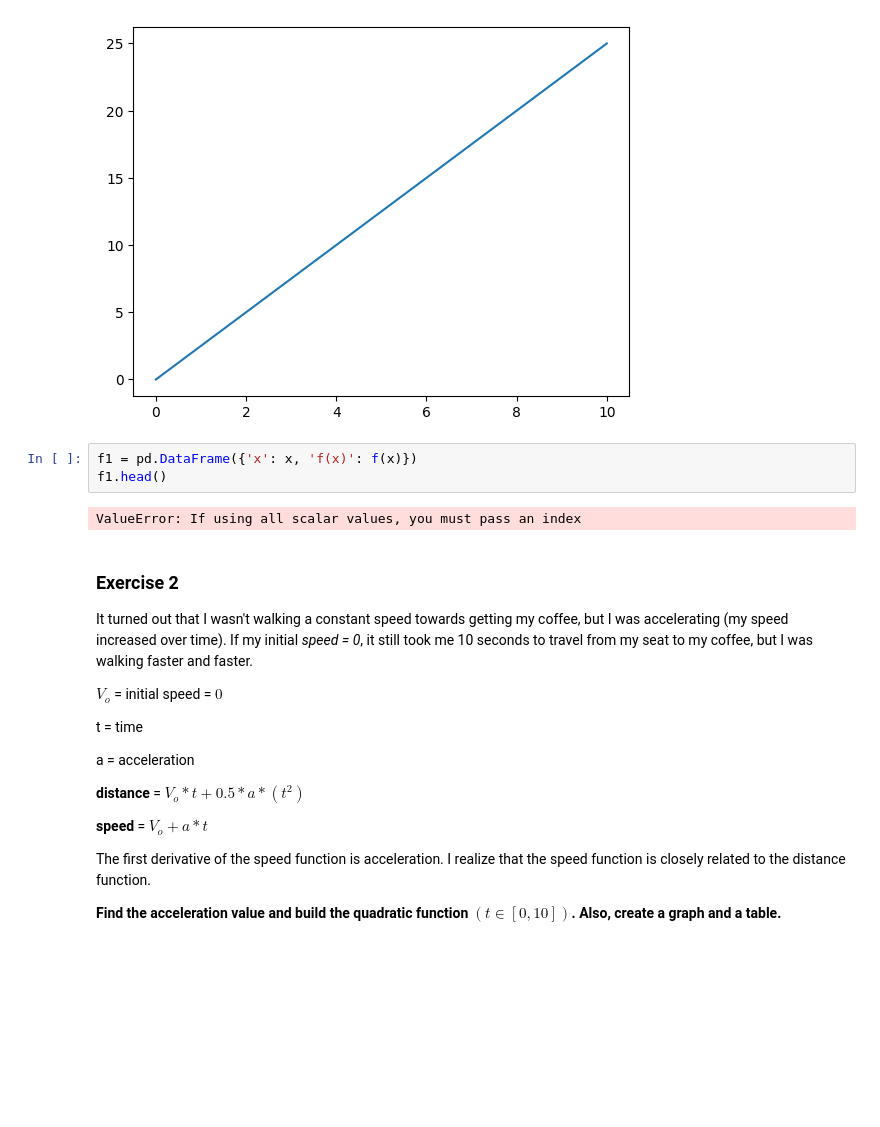
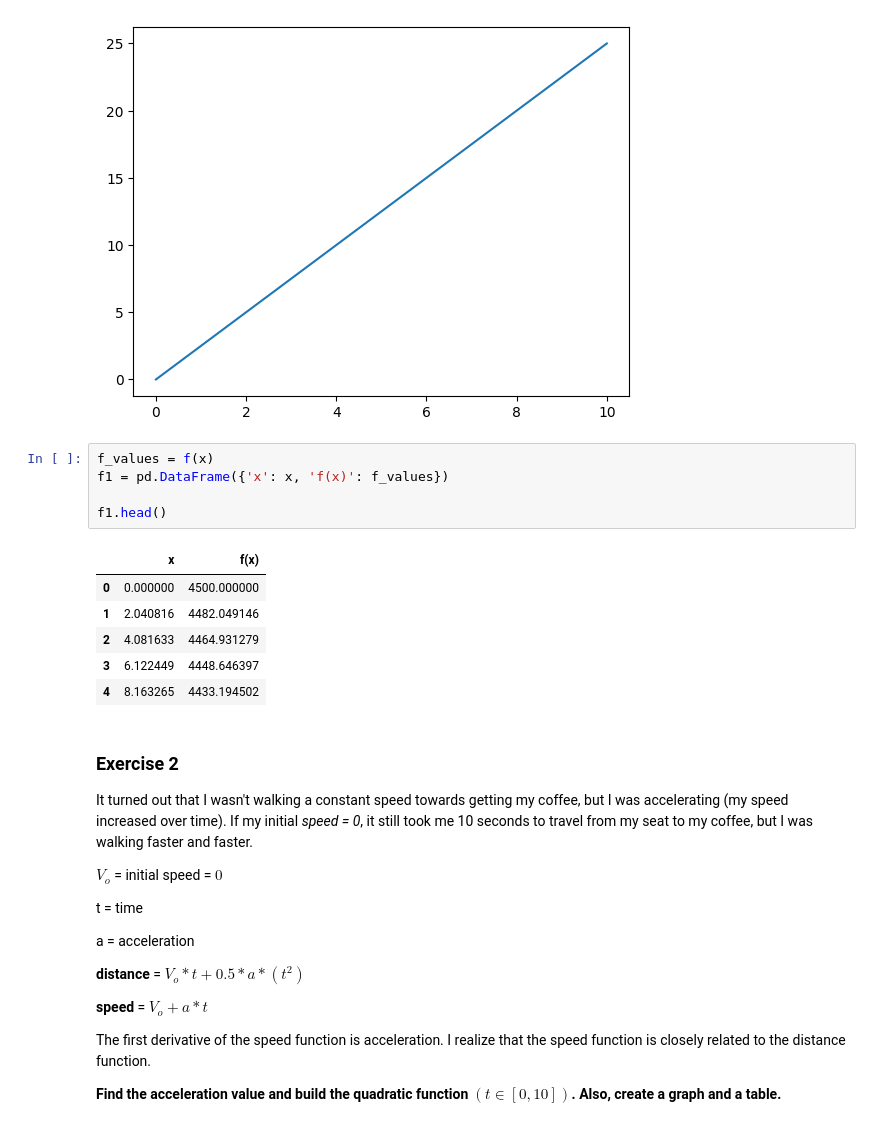
Before and after one commit to 4GeeksAcademy/calclus-and-algebra-problems-with-python, a Jupyter notebook: notebook/problems.ipynb, the cells around one changed output. Drawn from its saved outputs; the diff is of its cells as text; blank space fills up the shorter version.

```diff
--- a/notebook/problems.ipynb
+++ b/notebook/problems.ipynb
@@ -34,10 +34,17 @@ plt.plot(x, f(x))
 [<matplotlib.lines.Line2D at 0x...>]
 [figure]
 # %%
-f1 = pd.DataFrame({'x': x, 'f(x)': f(x)})
+f_values = f(x)
+f1 = pd.DataFrame({'x': x, 'f(x)': f_values})
+
 f1.head()
 # %% [output]
-ValueError: If using all scalar values, you must pass an index
+|  | x | f(x) |
+| 0 | 0.000000 | 4500.000000 |
+| 1 | 2.040816 | 4482.049146 |
+| 2 | 4.081633 | 4464.931279 |
+| 3 | 6.122449 | 4448.646397 |
+| 4 | 8.163265 | 4433.194502 |
 # %% [markdown]
 ### Exercise 2
 
```
Also changed, not shown: parts of 2 cells of this notebook.
